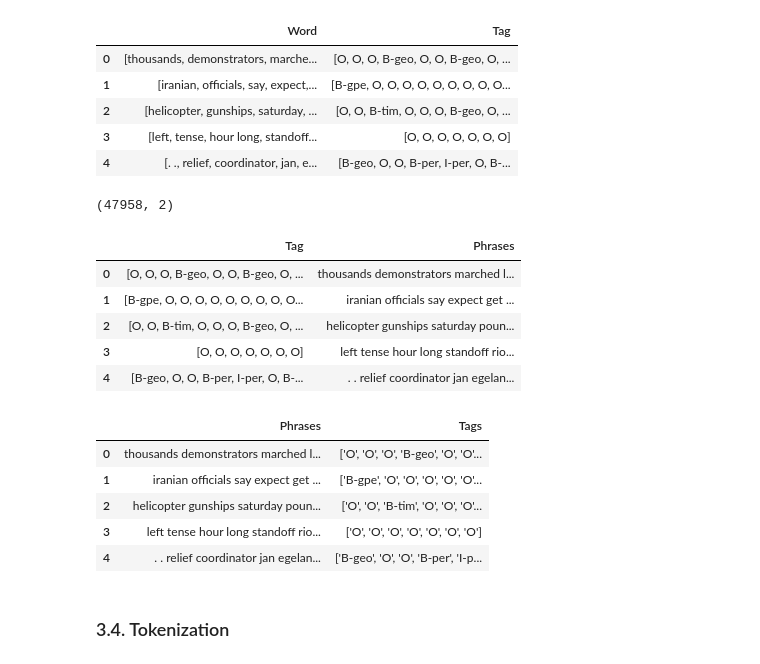
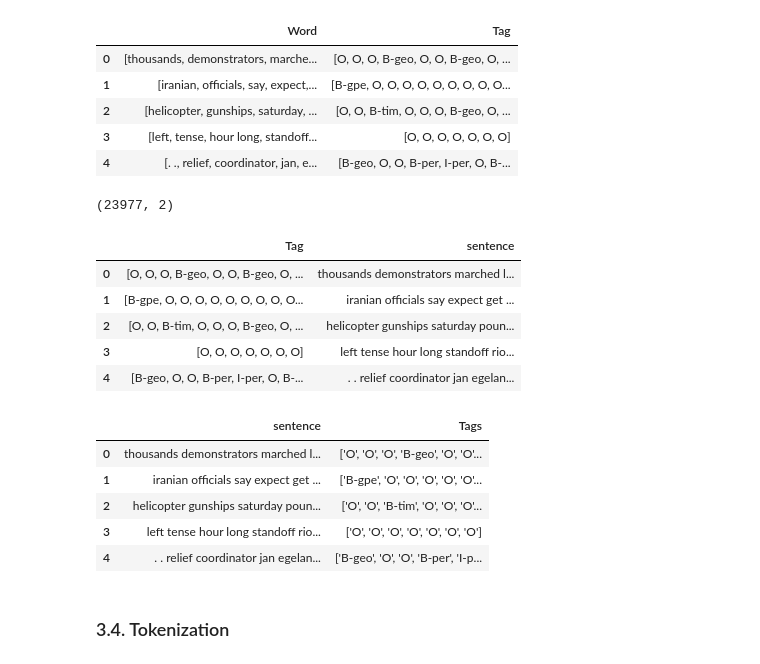
Before and after one commit to B-Jihane/Annotated-Corpus-for-Named-Entity-Recognition-NER-Project, a Jupyter notebook: Annotated-Corpus-for-Named-Entity-Recognition-NER-Project.ipynb, the cells around one changed output. Saved outputs shown, nothing was run; the diff lists cells and outputs as text; code cells hidden in the pictures.

```diff
--- a/Annotated-Corpus-for-Named-Entity-Recognition-NER-Project.ipynb
+++ b/Annotated-Corpus-for-Named-Entity-Recognition-NER-Project.ipynb
@@ -135,0 +143,3 @@ df.shape
+# %%
+df_half = np.array_split(df, 2)[0]
+df_half.head()
@@ -139,8 +156,8 @@ df.shape
 # language choice
 stop_words = stopwords.words('english')
 
-df.Word = df.Word.swifter.apply(lambda x :preprocess_sentence(x))
-df.head()
+df_half.Word = df_half.Word.swifter.apply(lambda x :preprocess_sentence(x))
+df_half.head()
 # %% [output]
 |  | Sentence # | Word | POS | Tag |
 | 0 | Sentence: 1 | thousands | NNS | O |
@@ -151,5 +168,5 @@ df.head()
 # %% [markdown]
 **NB** : the stop words found were replaced with ' ' (space). so the next step is to delete those rows from the dataframe.
 # %%
-df = df[df["Word"] != '']
+df_half = df_half[df_half["Word"] != '']
 # %%
@@ -161,10 +178,10 @@ df.shape
 # %% [markdown]
 ### 3.3. Sentence construction: Putting words together
 # %%
-df = df.drop(['POS'], axis = 1)
-df = df.groupby('Sentence #').agg(list)
-df = df.reset_index(drop = True)
-df.head()
+df_half = df_half.drop(['POS'], axis = 1)
+df_half = df_half.groupby('Sentence #').agg(list)
+df_half = df_half.reset_index(drop = True)
+df_half.head()
 # %% [output]
 |  | Word | Tag |
 | 0 | [thousands, demonstrators, marche... | [O, O, O, B-geo, O, O, B-geo, O, ... |
@@ -173,21 +190,21 @@ df.head()
 | 3 | [left, tense, hour long, standoff... | [O, O, O, O, O, O, O] |
 | 4 | [. ., relief, coordinator, jan, e... | [B-geo, O, O, B-per, I-per, O, B-... |
 # %%
-df.shape
+df_half.shape
 # %% [output]
-(47958, 2)
+(23977, 2)
 # %%
 # Transformation of the list of words to a sentence :
 sentences = []
-for i in df.Word.to_list():
+for i in df_half.Word.to_list():
     sentences.append(liste_phrase(i))
 
-df["Phrases"] = sentences
+df_half["sentence"] = sentences
 
-df = df.drop(["Word"], axis = 1)
-df.head()
+df_half = df_half.drop(["Word"], axis = 1)
+df_half.head()
 # %% [output]
-|  | Tag | Phrases |
+|  | Tag | sentence |
 | 0 | [O, O, O, B-geo, O, O, B-geo, O, ... | thousands demonstrators marched l... |
 | 1 | [B-gpe, O, O, O, O, O, O, O, O, O... | iranian officials say expect get ... |
 | 2 | [O, O, B-tim, O, O, O, B-geo, O, ... | helicopter gunships saturday poun... |
@@ -197,14 +214,14 @@ df.head()
 # transformation of the type of the colunm df[Tags]
 
 Tags = []
-for i in df.Tag.to_list():
+for i in df_half.Tag.to_list():
     Tags.append(str(i))
 
-df["Tags"] = Tags
-df = df.drop(["Tag"], axis = 1)
-df.head()
+df_half["Tags"] = Tags
+df_half = df_half.drop(["Tag"], axis = 1)
+df_half.head()
 # %% [output]
-|  | Phrases | Tags |
+|  | sentence | Tags |
 | 0 | thousands demonstrators marched l... | ['O', 'O', 'O', 'B-geo', 'O', 'O'... |
 | 1 | iranian officials say expect get ... | ['B-gpe', 'O', 'O', 'O', 'O', 'O'... |
 | 2 | helicopter gunships saturday poun... | ['O', 'O', 'B-tim', 'O', 'O', 'O'... |
```
Also changed, not shown: parts of 32 cells of this notebook.
